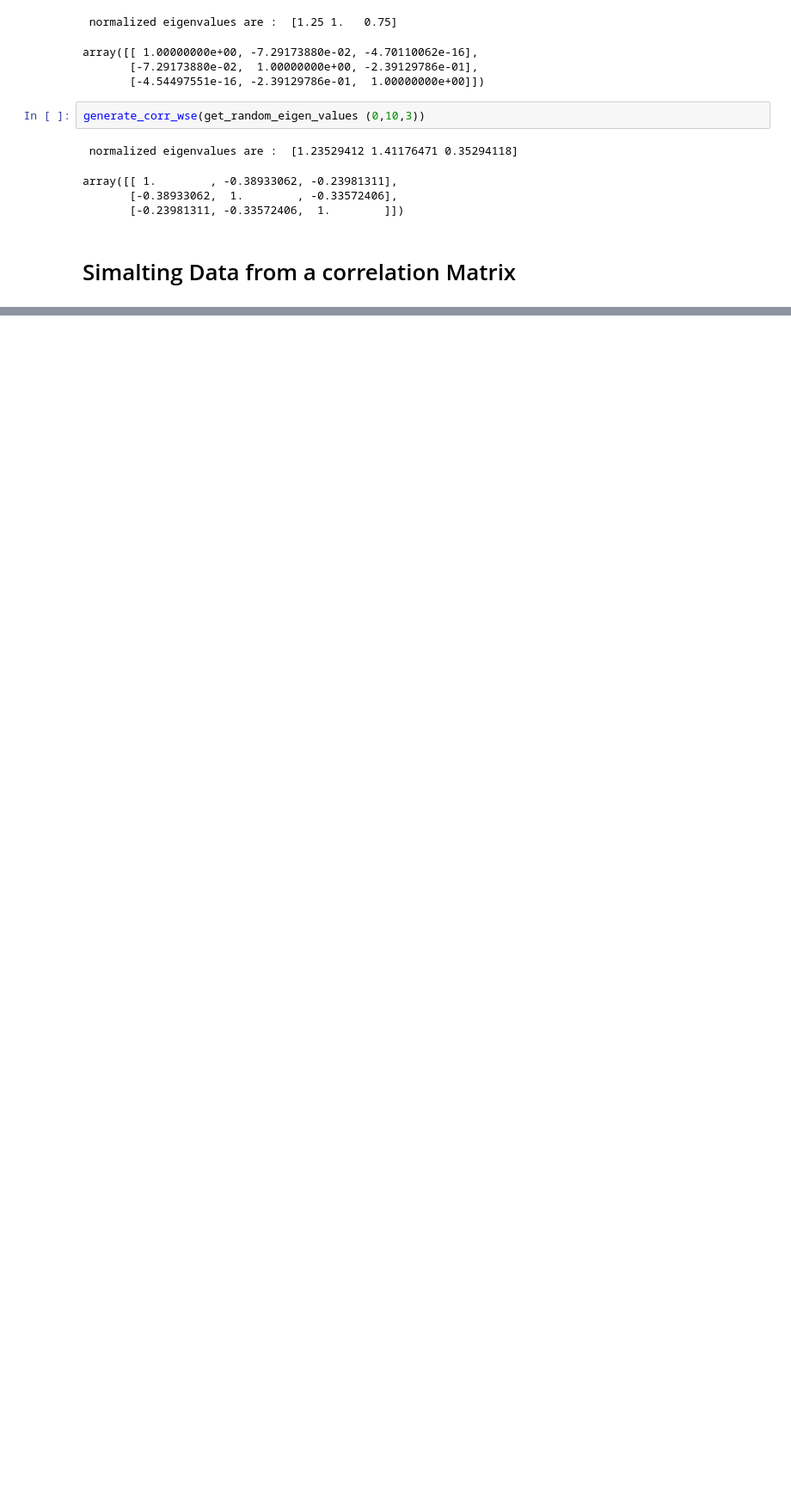
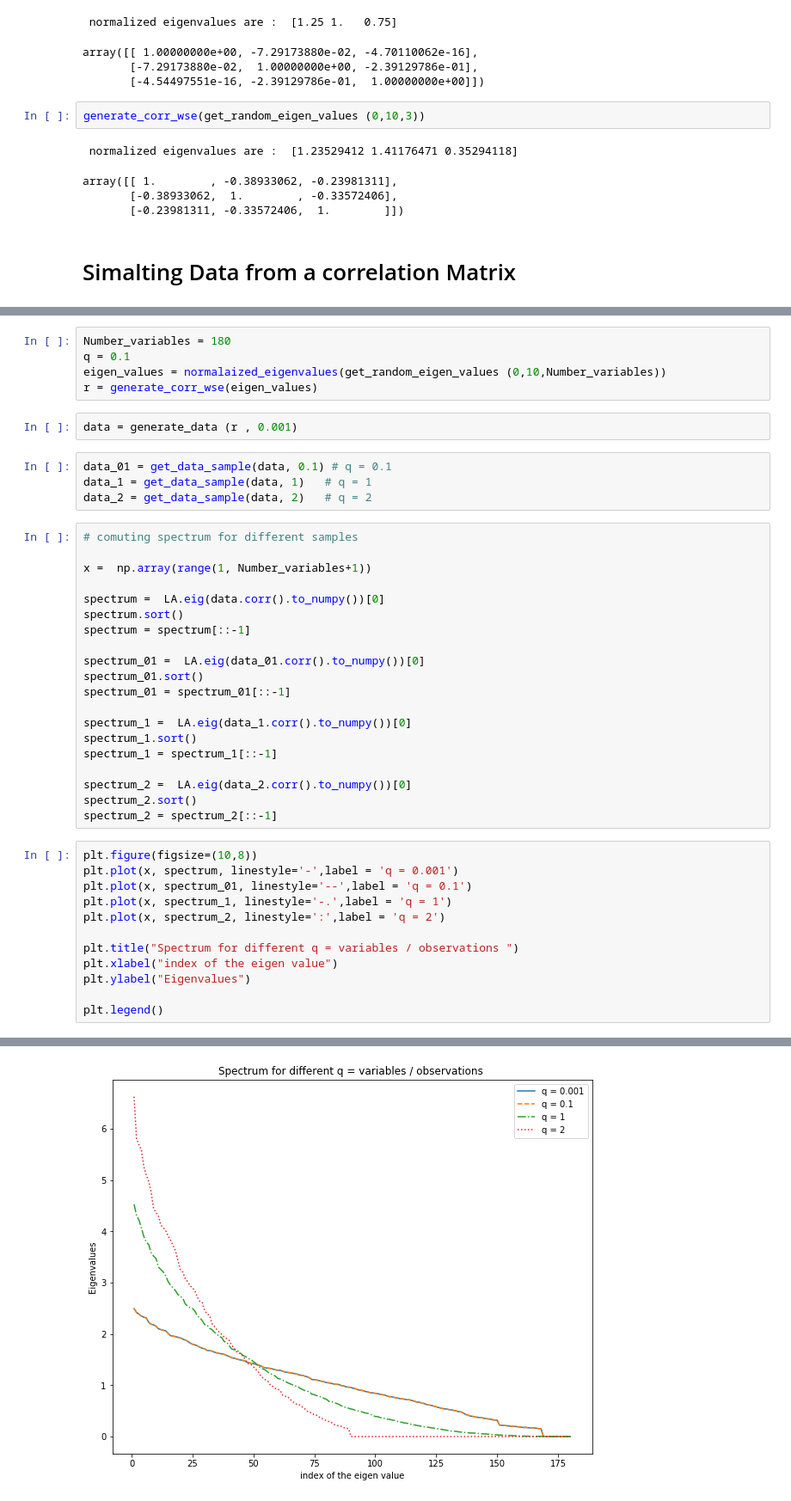
Before and after one commit to Abdelmouise/Pspectrum, a Jupyter notebook: Notebooks/Autoencoder_implementation.ipynb, the cells around one changed output, grey strips where cells are left out. Shown at 86% size. Saved outputs shown, nothing was run; the diff lists cells and outputs as text; blank space fills up the shorter version.

Commit message:
reproducing the problem of spectrum deformation

```diff
--- a/Notebooks/Autoencoder_implementation.ipynb
+++ b/Notebooks/Autoencoder_implementation.ipynb
@@ -374,0 +125,44 @@ plt.show()
+# %%
+Number_variables = 180
+q = 0.1
+eigen_values = normalaized_eigenvalues(get_random_eigen_values (0,10,Number_variables))
+r = generate_corr_wse(eigen_values)
+# %%
+data = generate_data (r , 0.001)
+# %%
+data_01 = get_data_sample(data, 0.1) # q = 0.1
+data_1 = get_data_sample(data, 1)   # q = 1
+data_2 = get_data_sample(data, 2)   # q = 2
+# %%
+# comuting spectrum for different samples
+
+x =  np.array(range(1, Number_variables+1))
+
+spectrum =  LA.eig(data.corr().to_numpy())[0]
+spectrum.sort()
+spectrum = spectrum[::-1]
+
+spectrum_01 =  LA.eig(data_01.corr().to_numpy())[0]
+spectrum_01.sort()
+spectrum_01 = spectrum_01[::-1]
+
+spectrum_1 =  LA.eig(data_1.corr().to_numpy())[0]
+spectrum_1.sort()
+spectrum_1 = spectrum_1[::-1]
+
+spectrum_2 =  LA.eig(data_2.corr().to_numpy())[0]
+spectrum_2.sort()
+spectrum_2 = spectrum_2[::-1]
+# %%
+plt.figure(figsize=(10,8))
+plt.plot(x, spectrum, linestyle='-',label = 'q = 0.001')
+plt.plot(x, spectrum_01, linestyle='--',label = 'q = 0.1')
+plt.plot(x, spectrum_1, linestyle='-.',label = 'q = 1')
+plt.plot(x, spectrum_2, linestyle=':',label = 'q = 2')
+
+plt.title("Spectrum for different q = variables / observations ")
+plt.xlabel("index of the eigen value")
+plt.ylabel("Eigenvalues")
+
+plt.legend()
+# %% [output]
@@ -374,0 +170 @@ plt.show()
+[figure, added]
```
Also changed, not shown: parts of 36 cells of this notebook.
